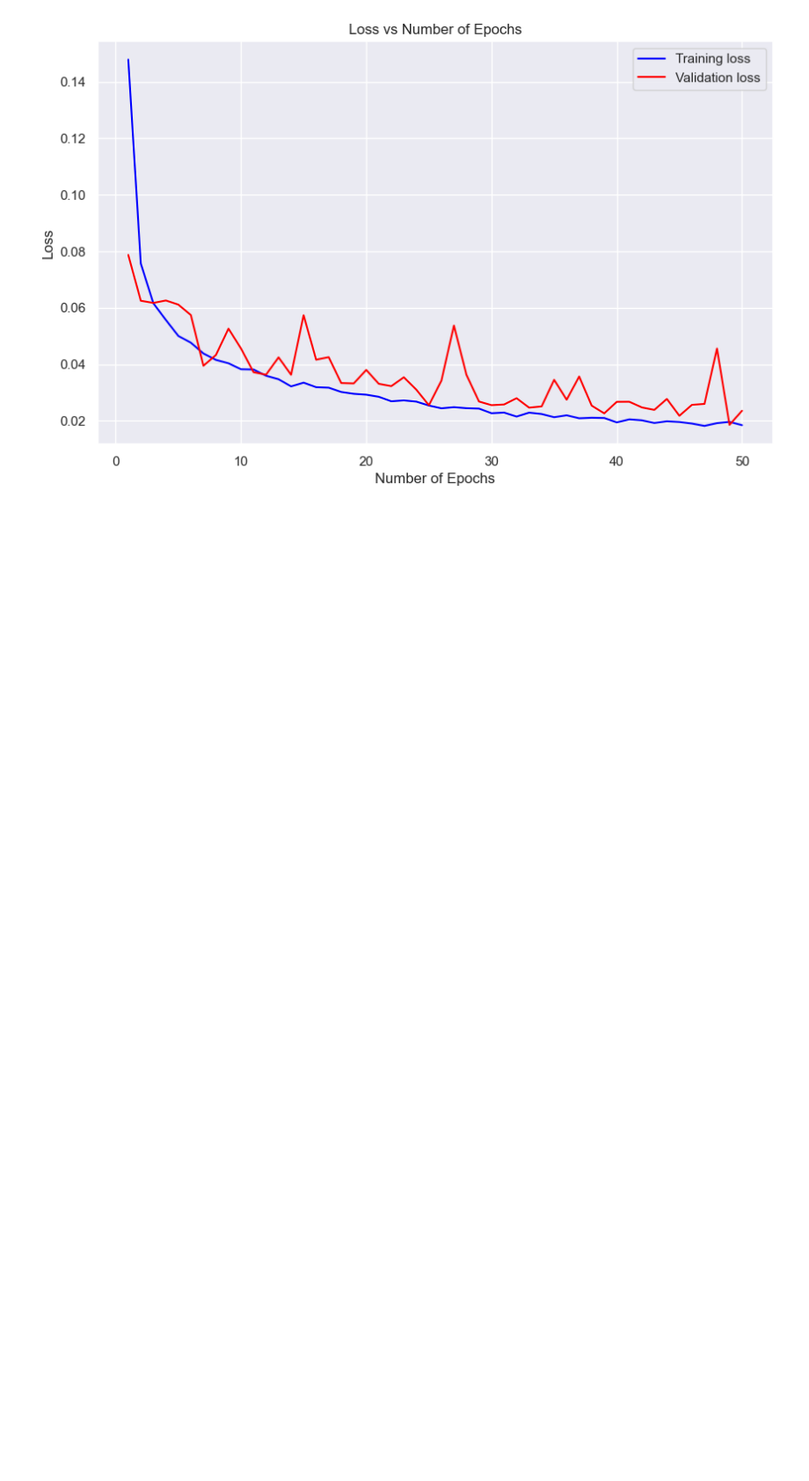
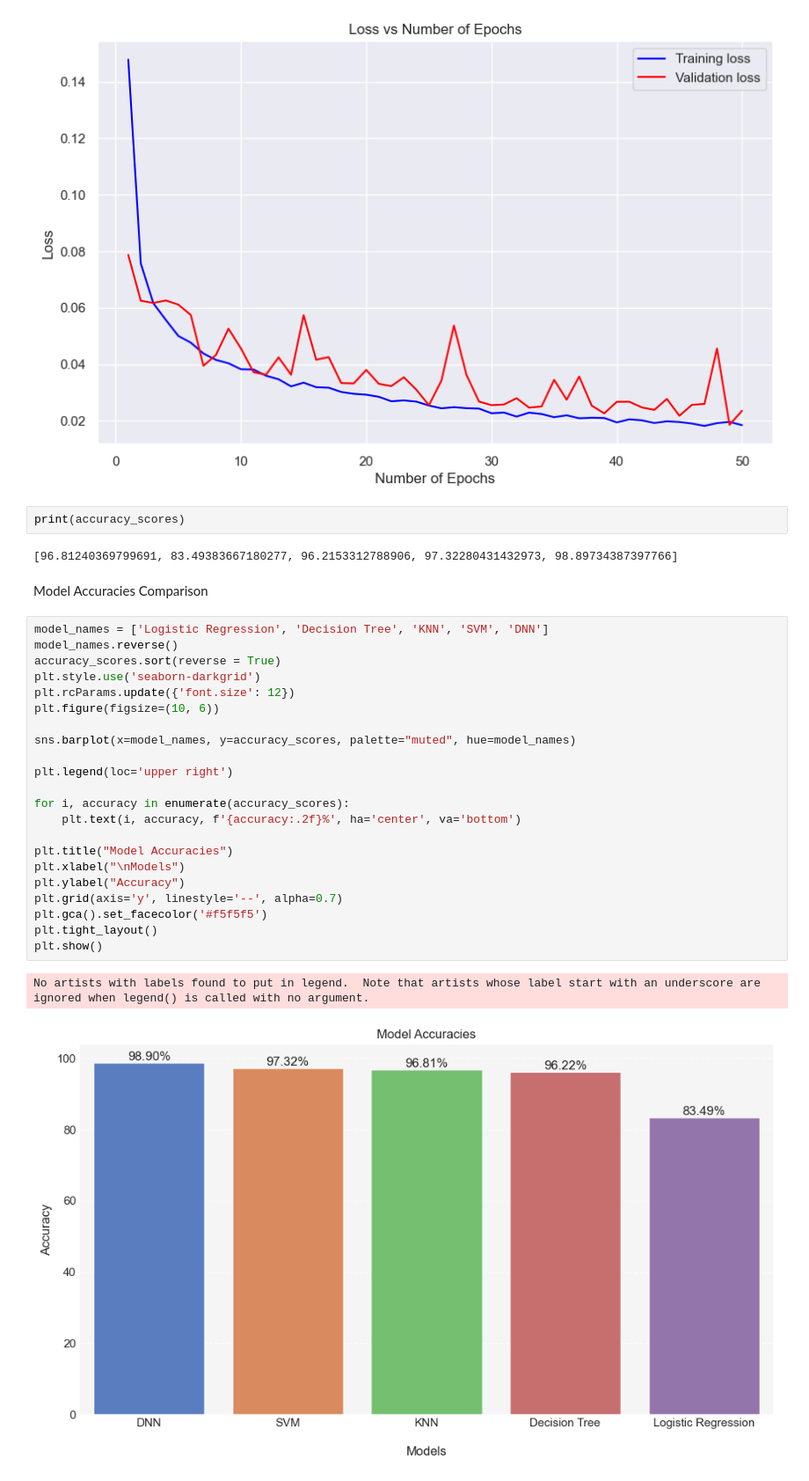
Before and after one commit to Pratham8766/DDoS-Detection-using-Machine-Learning, a Jupyter notebook: model_training_2.ipynb, the cells around one changed output. Shown at 88% size. Cells and saved outputs as stored; diff of their text form; blank space fills up the shorter version.

Commit message:
Comparisons of Algo

```diff
--- a/model_training_2.ipynb
+++ b/model_training_2.ipynb
@@ -597,3 +601,34 @@ plt.grid(True)
 plt.show()
 # %% [output]
 [figure]
+# %%
+print(accuracy_scores)
+# %% [output]
+[96.81240369799691, 83.49383667180277, 96.2153312788906, 97.32280431432973, 98.89734387397766]
+# %% [markdown]
+Model Accuracies Comparison
+# %%
+model_names = ['Logistic Regression', 'Decision Tree', 'KNN', 'SVM', 'DNN']
+model_names.reverse()
+accuracy_scores.sort(reverse = True)
+plt.style.use('seaborn-darkgrid')
+plt.rcParams.update({'font.size': 12})
+plt.figure(figsize=(10, 6))
+
+sns.barplot(x=model_names, y=accuracy_scores, palette="muted", hue=model_names)
+
+plt.legend(loc='upper right')
+
+for i, accuracy in enumerate(accuracy_scores):
+    plt.text(i, accuracy, f'{accuracy:.2f}%', ha='center', va='bottom')
+
+plt.title("Model Accuracies")
+plt.xlabel("\nModels")
+plt.ylabel("Accuracy")
+plt.grid(axis='y', linestyle='--', alpha=0.7)
+plt.gca().set_facecolor('#f5f5f5')
+plt.tight_layout()
+plt.show()
+# %% [output]
+No artists with labels found to put in legend.  Note that artists whose label start with an underscore are ignored when legend() is called with no argument.
+[figure, added]
```
Also changed, not shown: parts of 2 cells of this notebook.
